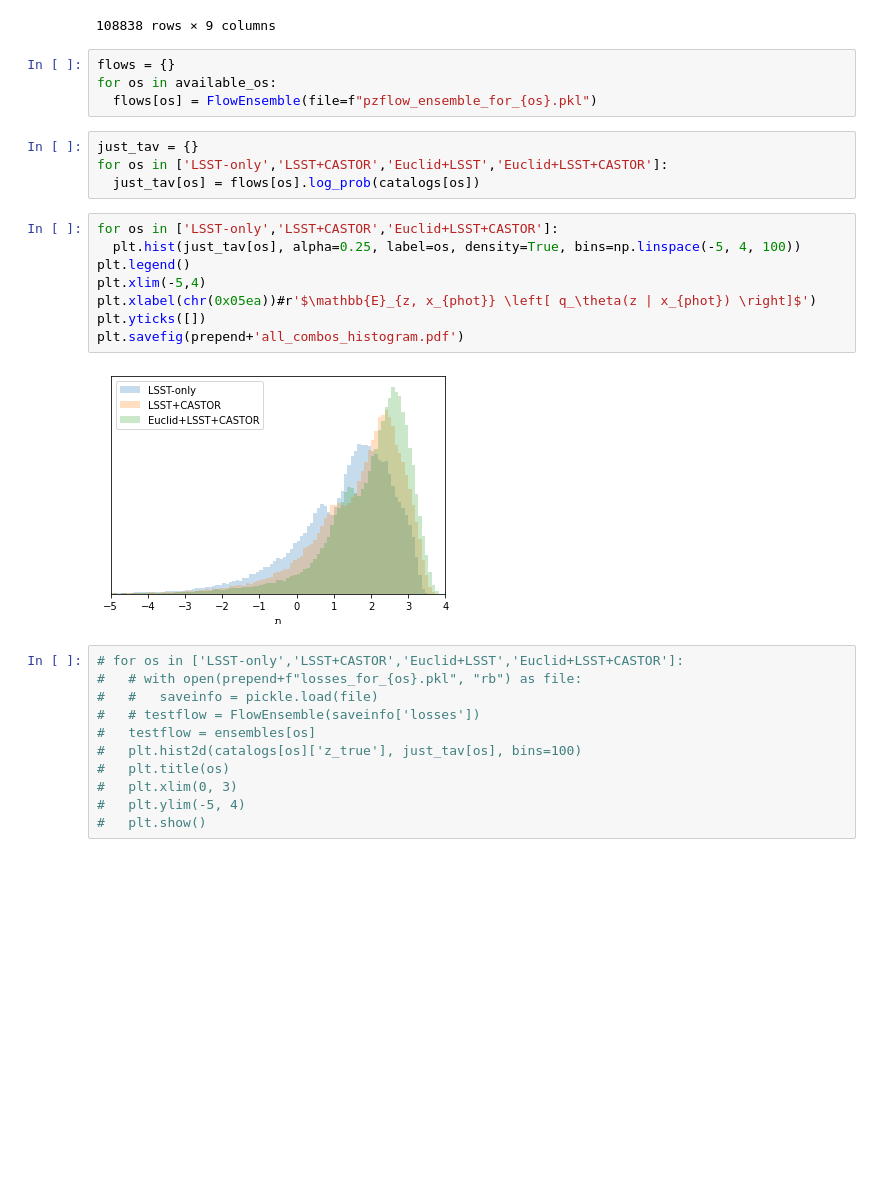
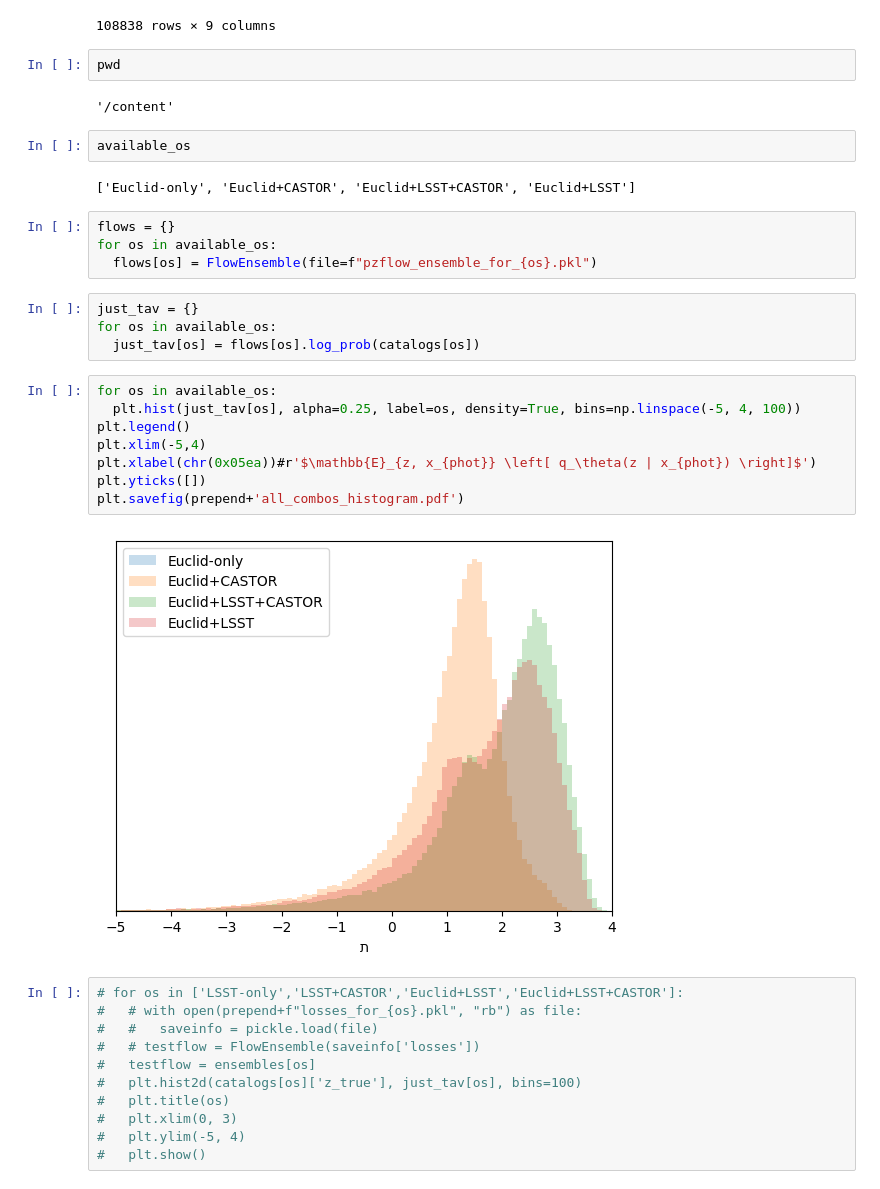
Before and after one commit to aimalz/CASTORpz, a Jupyter notebook: TheLastMetric.ipynb, the cells around one changed output. Saved outputs shown, nothing was run; the diff lists cells and outputs as text; blank space fills up the shorter version.

```diff
--- a/TheLastMetric.ipynb
+++ b/TheLastMetric.ipynb
@@ -544,24 +543,32 @@ catalogs['Euclid+LSST']
 | 964428 | 1.2587 | 23.131750 | 0.215503 | 0.278632 | 0.447965 | 22.777995 | 0.611798 | 0.236079 | 0.120705 |
 | 964429 | 0.5593 | 23.418713 | 0.127887 | 0.138505 | -0.061029 | 23.286846 | 0.071362 | 0.073949 | -0.554244 |
 108838 rows × 9 columns
+# %%
+pwd
+# %% [output]
+'/content'
+# %%
+available_os
+# %% [output]
+['Euclid-only', 'Euclid+CASTOR', 'Euclid+LSST+CASTOR', 'Euclid+LSST']
 # %%
 flows = {}
 for os in available_os:
   flows[os] = FlowEnsemble(file=f"pzflow_ensemble_for_{os}.pkl")
 # %%
 just_tav = {}
-for os in ['LSST-only','LSST+CASTOR','Euclid+LSST','Euclid+LSST+CASTOR']:
+for os in available_os:
   just_tav[os] = flows[os].log_prob(catalogs[os])
 # %%
-for os in ['LSST-only','LSST+CASTOR','Euclid+LSST+CASTOR']:
+for os in available_os:
   plt.hist(just_tav[os], alpha=0.25, label=os, density=True, bins=np.linspace(-5, 4, 100))
 plt.legend()
 plt.xlim(-5,4)
 plt.xlabel(chr(0x05ea))#r'$\mathbb{E}_{z, x_{phot}} \left[ q_\theta(z | x_{phot}) \right]$')
 plt.yticks([])
 plt.savefig(prepend+'all_combos_histogram.pdf')
 # %% [output]
-[figure, old version]
+[figure, new version]
 # %%
 # for os in ['LSST-only','LSST+CASTOR','Euclid+LSST','Euclid+LSST+CASTOR']:
 #   # with open(prepend+f"losses_for_{os}.pkl", "rb") as file:
```
Also changed, not shown: parts of 9 cells of this notebook.
